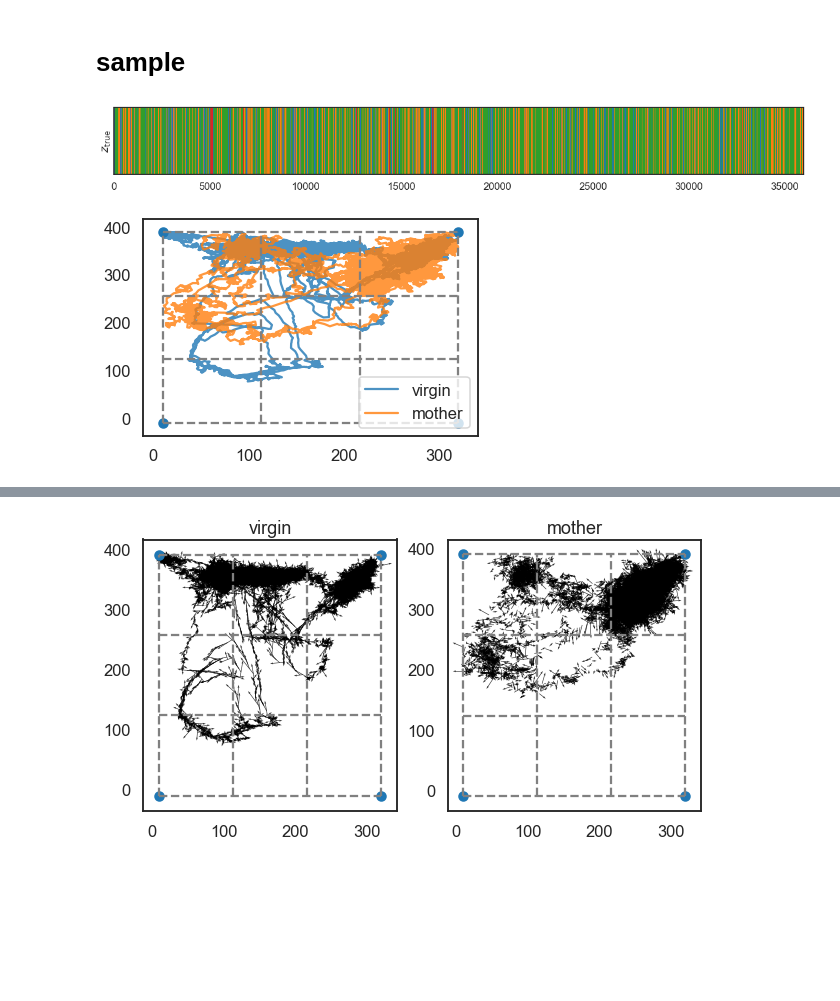
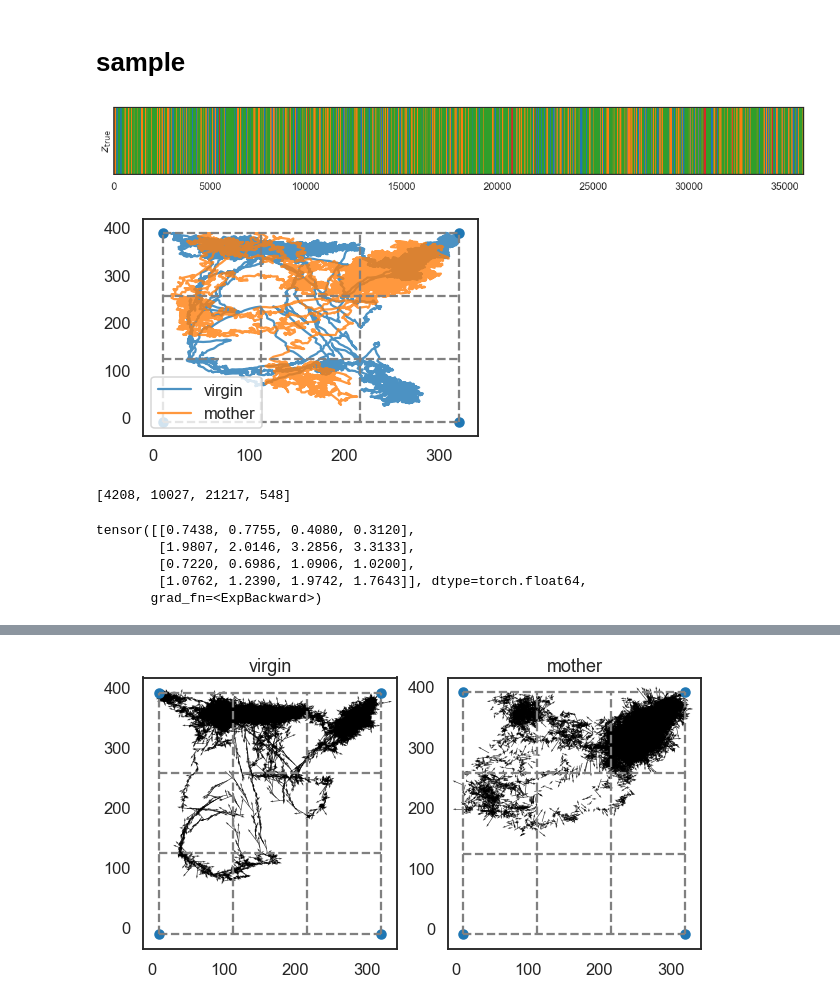
Before and after one commit to cunningham-lab/SocialBehaviors, a Jupyter notebook: SocialBehaviorptc/project_notebooks/gridmodel/grid_direction_model_K4.ipynb, the cells around one changed output, grey strips where cells are left out. Drawn from its saved outputs; the diff is of its cells as text; code cells hidden in the pictures; blank space fills up the shorter version.

```diff
--- a/SocialBehaviorptc/project_notebooks/gridmodel/grid_direction_model_K4.ipynb
+++ b/SocialBehaviorptc/project_notebooks/gridmodel/grid_direction_model_K4.ipynb
@@ -125,2 +123,2 @@ tensor(-1994921.2505, dtype=torch.float64, grad_fn=<AddBackward0>)
 # %%
-model = joblib.load("model_k4")
+model_r = joblib.load("model_k4")
@@ -190,4 +194,4 @@ array([1.1725065 , 1.18148457, 1.75841976, 1.72570903])
 # %% [markdown]
 # sample
 # %%
-sample_z, sample_x = model.sample(36000)
+sample_z, sample_x = model_r.sample(36000)
@@ -194,10 +200,22 @@ sample_z, sample_x = model.sample(36000)
 # %%
 plot_z(sample_z)
 # %% [output]
-[figure, old version]
+[figure, new version]
 # %%
 plot_2_mice(sample_x)
 plt.legend()
-plot_grid()
+add_grid(x_grids, y_grids)
 # %% [output]
-[figure, old version]
+[figure, new version]
+# %%
+[sum(sample_z ==k) for k in range(K)]
+# %% [output]
+[4208, 10027, 21217, 548]
+# %%
+torch.exp(model.observation.log_sigmas)
+# %% [output]
+tensor([[0.7438, 0.7755, 0.4080, 0.3120],
+        [1.9807, 2.0146, 3.2856, 3.3133],
+        [0.7220, 0.6986, 1.0906, 1.0200],
+        [1.0762, 1.2390, 1.9742, 1.7643]], dtype=torch.float64,
+       grad_fn=<ExpBackward>)
```
Also changed, not shown: parts of 17 cells of this notebook, 6 other files.
